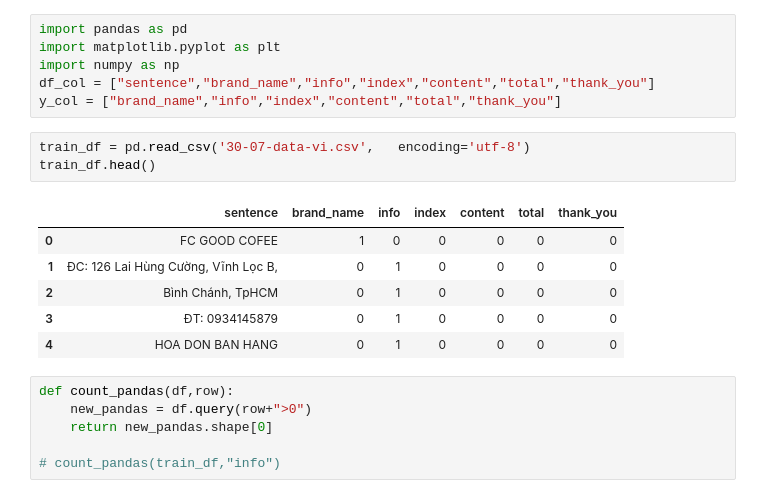
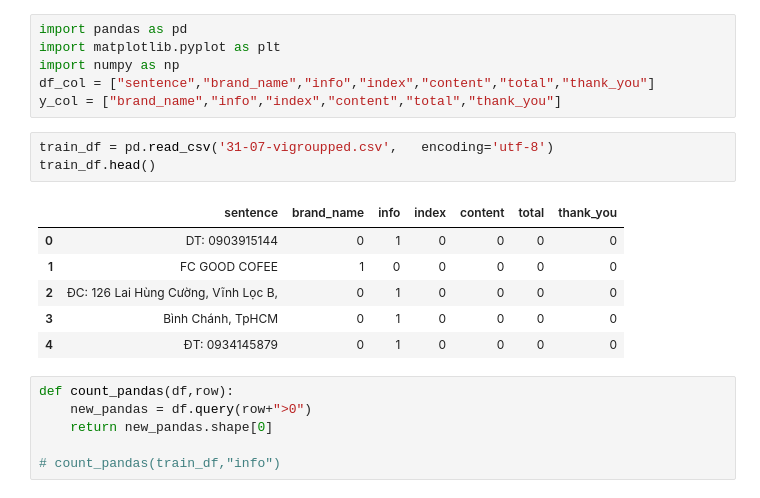
Before and after one commit to tienhung2812/ocr, a Jupyter notebook: trainning /text_classification/Train vi final.ipynb, the cells around one changed output. Cells and saved outputs as stored; diff of their text form.

```diff
--- a/trainning /text_classification/Train vi final.ipynb
+++ b/trainning /text_classification/Train vi final.ipynb
@@ -5,15 +5,15 @@ import numpy as np
 df_col = ["sentence","brand_name","info","index","content","total","thank_you"]
 y_col = ["brand_name","info","index","content","total","thank_you"]
 # %%
-train_df = pd.read_csv('30-07-data-vi.csv',   encoding='utf-8')
+train_df = pd.read_csv('31-07-vigroupped.csv',   encoding='utf-8')
 train_df.head()
 # %% [output]
 |  | sentence | brand_name | info | index | content | total | thank_you |
-| 0 | FC GOOD COFEE | 1 | 0 | 0 | 0 | 0 | 0 |
-| 1 | ĐC: 126 Lai Hùng Cường, Vĩnh Lọc B, | 0 | 1 | 0 | 0 | 0 | 0 |
-| 2 | Bình Chánh, TpHCM | 0 | 1 | 0 | 0 | 0 | 0 |
-| 3 | ĐT: 0934145879 | 0 | 1 | 0 | 0 | 0 | 0 |
-| 4 | HOA DON BAN HANG | 0 | 1 | 0 | 0 | 0 | 0 |
+| 0 | DT: 0903915144 | 0 | 1 | 0 | 0 | 0 | 0 |
+| 1 | FC GOOD COFEE | 1 | 0 | 0 | 0 | 0 | 0 |
+| 2 | ĐC: 126 Lai Hùng Cường, Vĩnh Lọc B, | 0 | 1 | 0 | 0 | 0 | 0 |
+| 3 | Bình Chánh, TpHCM | 0 | 1 | 0 | 0 | 0 | 0 |
+| 4 | ĐT: 0934145879 | 0 | 1 | 0 | 0 | 0 | 0 |
 # %%
 def count_pandas(df,row):
     new_pandas = df.query(row+">0")
```
Also changed, not shown: parts of 22 cells of this notebook, 23 other files.
